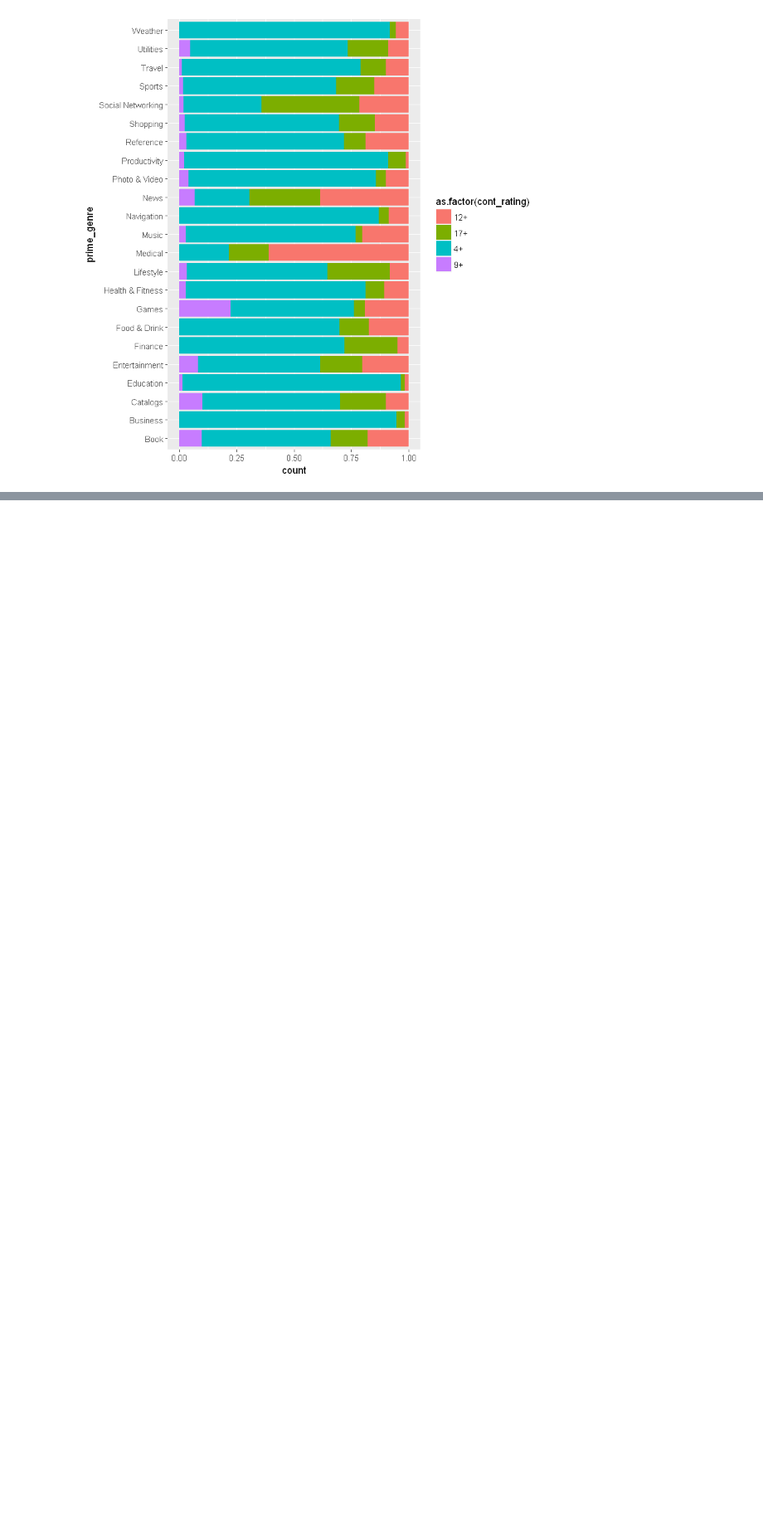
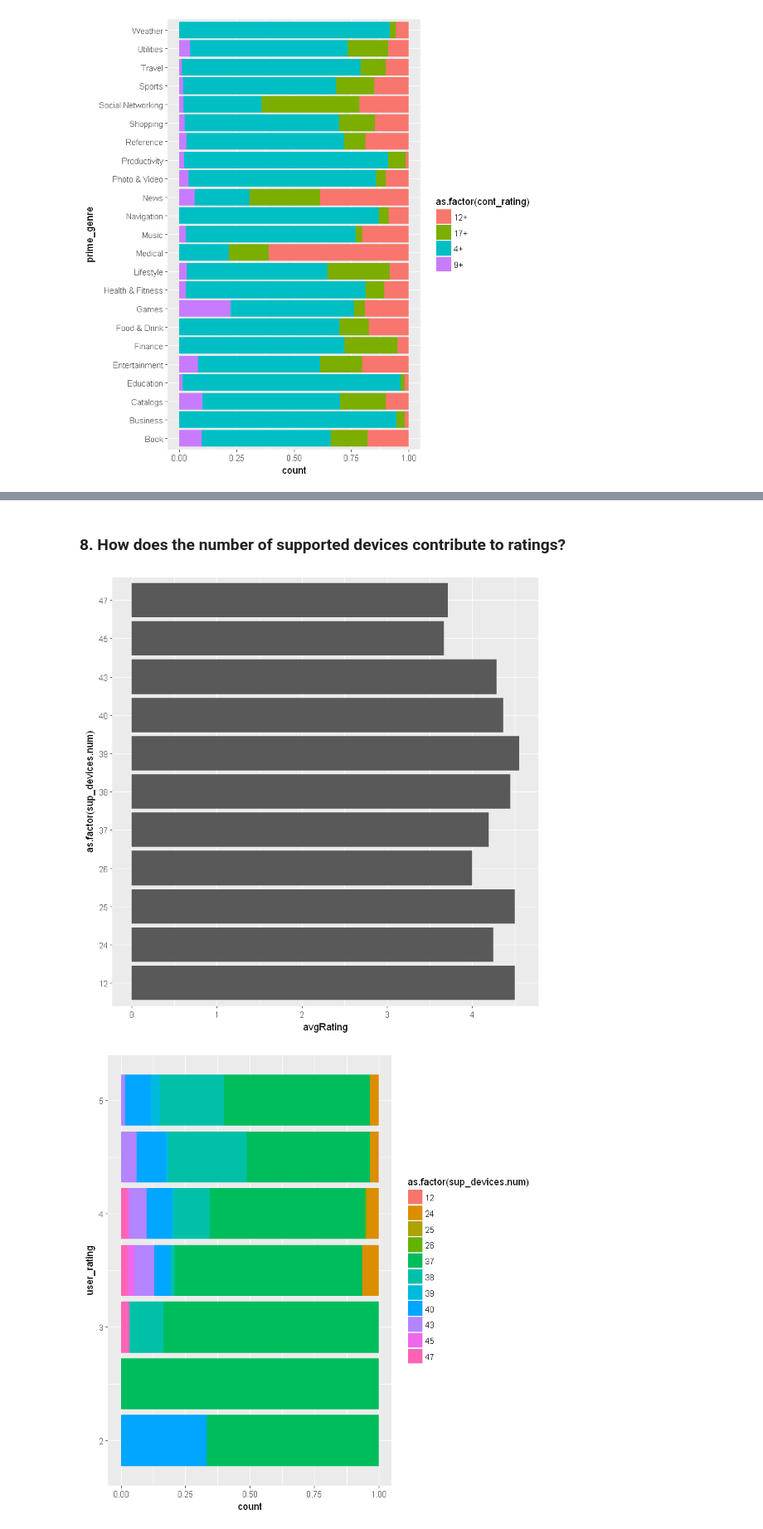
Before and after one commit to amandastrack/mobileAppStoreAnalysis, a Jupyter notebook: Mobile App Store.ipynb, the cells around one changed output, grey strips where cells are left out. Shown at 83% size. Saved outputs shown, nothing was run; the diff lists cells and outputs as text; code cells hidden in the pictures; blank space fills up the shorter version.

```diff
--- a/Mobile App Store.ipynb
+++ b/Mobile App Store.ipynb
@@ -144,0 +350,32 @@ ggplot(content_breakdown_genre, aes(x=prime_genre, y=count, fill=as.factor(cont_
+# %% [markdown]
+### 8. How does the number of supported devices contribute to ratings?
+# %%
+devices_avg_rating <- clean_app_data %>%
+                    filter(rating_count_tot > mean(rating_count_tot)) %>%
+                    group_by(sup_devices.num) %>%
+                     summarize(avgRating = mean(user_rating)) %>%
+                    arrange(sup_devices.num)
+
+
+ggplot(devices_avg_rating, aes(x = as.factor(sup_devices.num), y = avgRating)) + geom_col() + coord_flip()
+
+
+
+
+devices_breakdown_rating <- clean_app_data %>%
+                              filter(rating_count_tot > mean(rating_count_tot)) %>%
+                              group_by(user_rating, sup_devices.num) %>%
+                              summarize(count=n()) %>%
+                              arrange(user_rating, sup_devices.num) %>%
+                              collect()
+
+
+ggplot(devices_breakdown_rating, aes(x=user_rating, y=count, fill=as.factor(sup_devices.num))) +
+  geom_bar(stat="identity", position = "fill") +
+    coord_flip()
+
+ggplot(clean_app_data, aes(x=user_rating, y=sup_devices.num)) +
+  geom_point()
+# %% [output]
+[figure, added]
+[figure, added]
```
Also changed, not shown: parts of 22 cells of this notebook.
